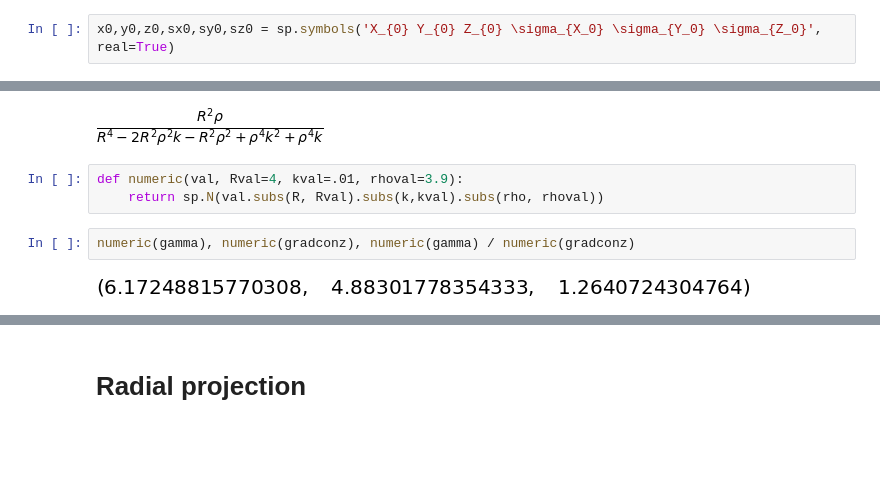
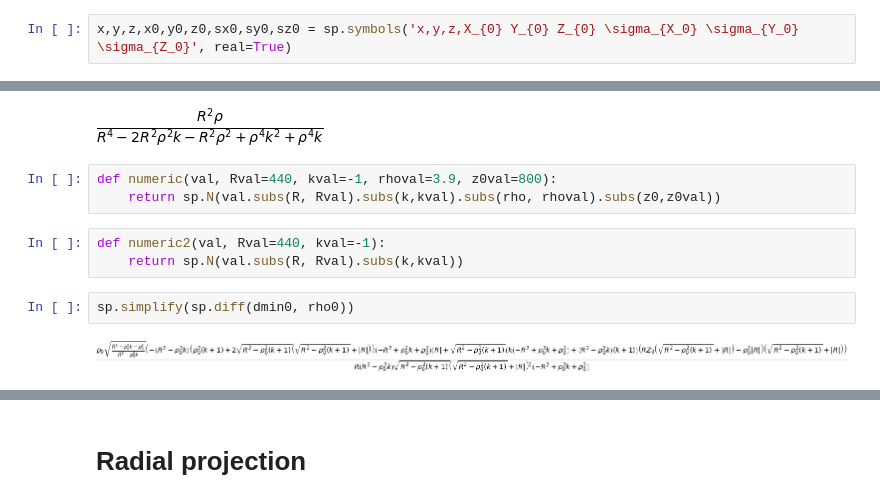
Before and after one commit to DaveBoettger/mfdocumentation, a Jupyter notebook: conic_approx_mirrorfit.ipynb, the cells around one changed output, grey strips where cells are left out. Cells and saved outputs as stored; diff of their text form; blank space fills up the shorter version.

```diff
--- a/conic_approx_mirrorfit.ipynb
+++ b/conic_approx_mirrorfit.ipynb
@@ -12,7 +12,7 @@ import numpy as np
 import matplotlib.pyplot as plt
 sp.init_printing()
 # %%
-x0,y0,z0,sx0,sy0,sz0 = sp.symbols('X_{0} Y_{0} Z_{0} \sigma_{X_0} \sigma_{Y_0} \sigma_{Z_0}', real=True)
+x,y,z,x0,y0,z0,sx0,sy0,sz0 = sp.symbols('x,y,z,X_{0} Y_{0} Z_{0} \sigma_{X_0} \sigma_{Y_0} \sigma_{Z_0}', real=True)
 # %% [markdown]
 # $Z$-Projection
 # %% [markdown]
@@ -143,9 +147,12 @@ gamma
 # %% [output]
 [figure]
 # %%
-def numeric(val, Rval=4, kval=.01, rhoval=3.9):
-    return sp.N(val.subs(R, Rval).subs(k,kval).subs(rho, rhoval))
+def numeric(val, Rval=440, kval=-1, rhoval=3.9, z0val=800):
+    return sp.N(val.subs(R, Rval).subs(k,kval).subs(rho, rhoval).subs(z0,z0val))
-# %%
-numeric(gamma), numeric(gradconz), numeric(gamma) / numeric(gradconz)
-# %% [output]
-[figure, removed]
+# %%
+def numeric2(val, Rval=440, kval=-1):
+    return sp.N(val.subs(R, Rval).subs(k,kval))
+# %%
+sp.simplify(sp.diff(dmin0, rho0))
+# %% [output]
+[figure, added]
```
Also changed, not shown: parts of 26 cells of this notebook, 2 other files.
